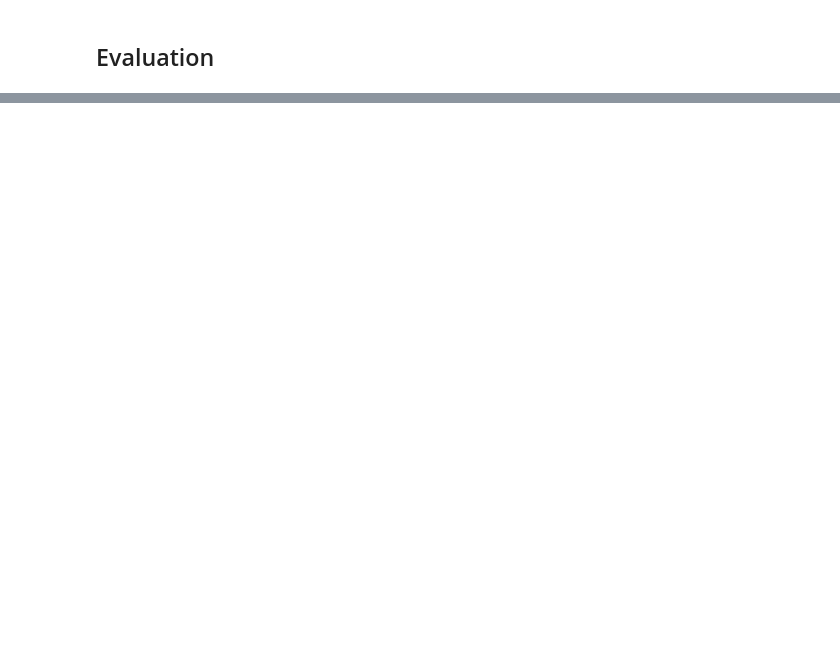
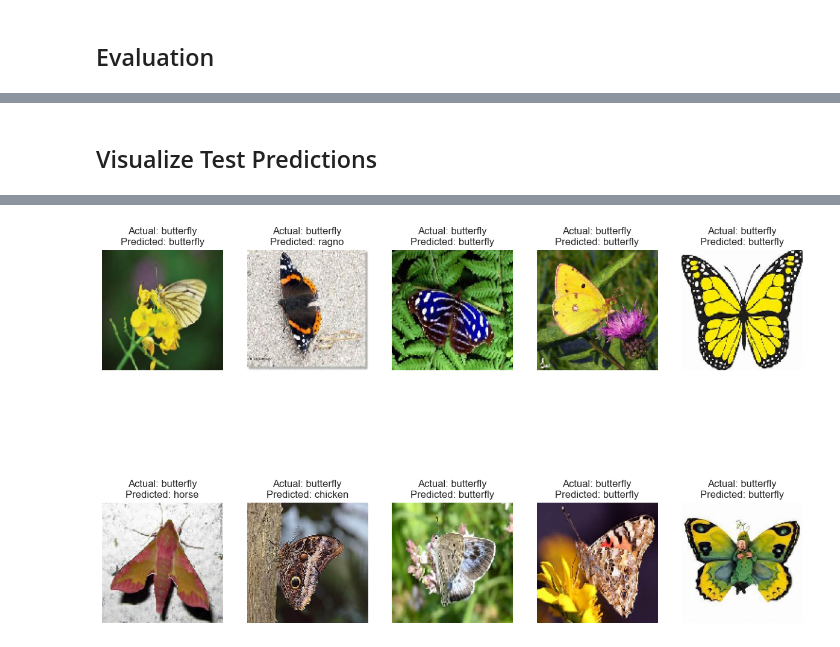
Before and after one commit to Iman9mo/CNN, a Jupyter notebook: project4.ipynb, the cells around one changed output, grey strips where cells are left out. Saved outputs shown, nothing was run; the diff lists cells and outputs as text; code cells hidden in the pictures; blank space fills up the shorter version.

```diff
--- a/project4.ipynb
+++ b/project4.ipynb
@@ -272,0 +264,22 @@ weighted avg       0.59      0.56      0.54      4846
+# %% [markdown]
+##  Visualize Test Predictions
+# %%
+def visualize_predictions(test_generator, model, num_images=10):
+    x_test, y_test = next(test_generator)
+    y_pred = model.predict(x_test)
+    y_pred_labels = np.argmax(y_pred, axis=1)
+    y_true_labels = np.argmax(y_test, axis=1)
+
+    plt.figure(figsize=(15, 10))
+    for i in range(num_images):
+        plt.subplot(2, 5, i + 1)
+        plt.imshow(x_test[i])
+        plt.axis('off')
+        plt.title(
+            f"Actual: {list(test_generator.class_indices.keys())[y_true_labels[i]]}\nPredicted: {list(test_generator.class_indices.keys())[y_pred_labels[i]]}")
+
+    plt.show()
+
+
+visualize_predictions(test_generator, model)
+# %% [output]
@@ -272,0 +287 @@ weighted avg       0.59      0.56      0.54      4846
+[figure, added]
```
Also changed, not shown: parts of 11 cells of this notebook, 1 other file.
